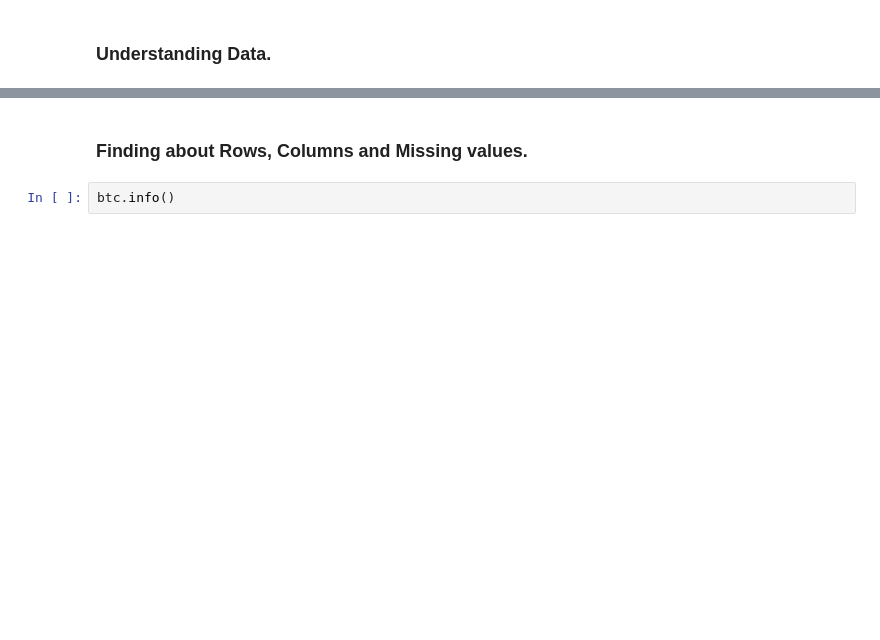
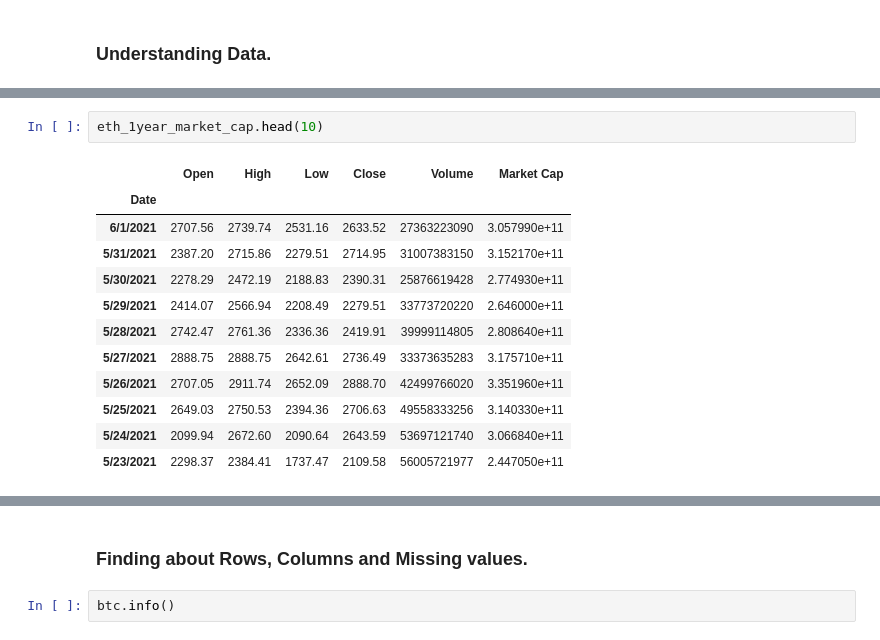
Before and after one commit to aashu26698/Cryptocurrencies-AnInfographic, a Jupyter notebook: Cryptocurrency EDA.ipynb, the cells around one changed output, grey strips where cells are left out. Cells and saved outputs as stored; diff of their text form; blank space fills up the shorter version.

```diff
--- a/Cryptocurrency EDA.ipynb
+++ b/Cryptocurrency EDA.ipynb
@@ -22,0 +97,15 @@ banks.head(10)
+# %%
+eth_1year_market_cap.head(10)
+# %% [output]
+|  | Open | High | Low | Close | Volume | Market Cap |
+| Date |  |  |  |  |  |  |
+| 6/1/2021 | 2707.56 | 2739.74 | 2531.16 | 2633.52 | 27363223090 | 3.057990e+11 |
+| 5/31/2021 | 2387.20 | 2715.86 | 2279.51 | 2714.95 | 31007383150 | 3.152170e+11 |
+| 5/30/2021 | 2278.29 | 2472.19 | 2188.83 | 2390.31 | 25876619428 | 2.774930e+11 |
+| 5/29/2021 | 2414.07 | 2566.94 | 2208.49 | 2279.51 | 33773720220 | 2.646000e+11 |
+| 5/28/2021 | 2742.47 | 2761.36 | 2336.36 | 2419.91 | 39999114805 | 2.808640e+11 |
+| 5/27/2021 | 2888.75 | 2888.75 | 2642.61 | 2736.49 | 33373635283 | 3.175710e+11 |
+| 5/26/2021 | 2707.05 | 2911.74 | 2652.09 | 2888.70 | 42499766020 | 3.351960e+11 |
+| 5/25/2021 | 2649.03 | 2750.53 | 2394.36 | 2706.63 | 49558333256 | 3.140330e+11 |
+| 5/24/2021 | 2099.94 | 2672.60 | 2090.64 | 2643.59 | 53697121740 | 3.066840e+11 |
+| 5/23/2021 | 2298.37 | 2384.41 | 1737.47 | 2109.58 | 56005721977 | 2.447050e+11 |
```
Also changed, not shown: parts of 65 cells of this notebook.
